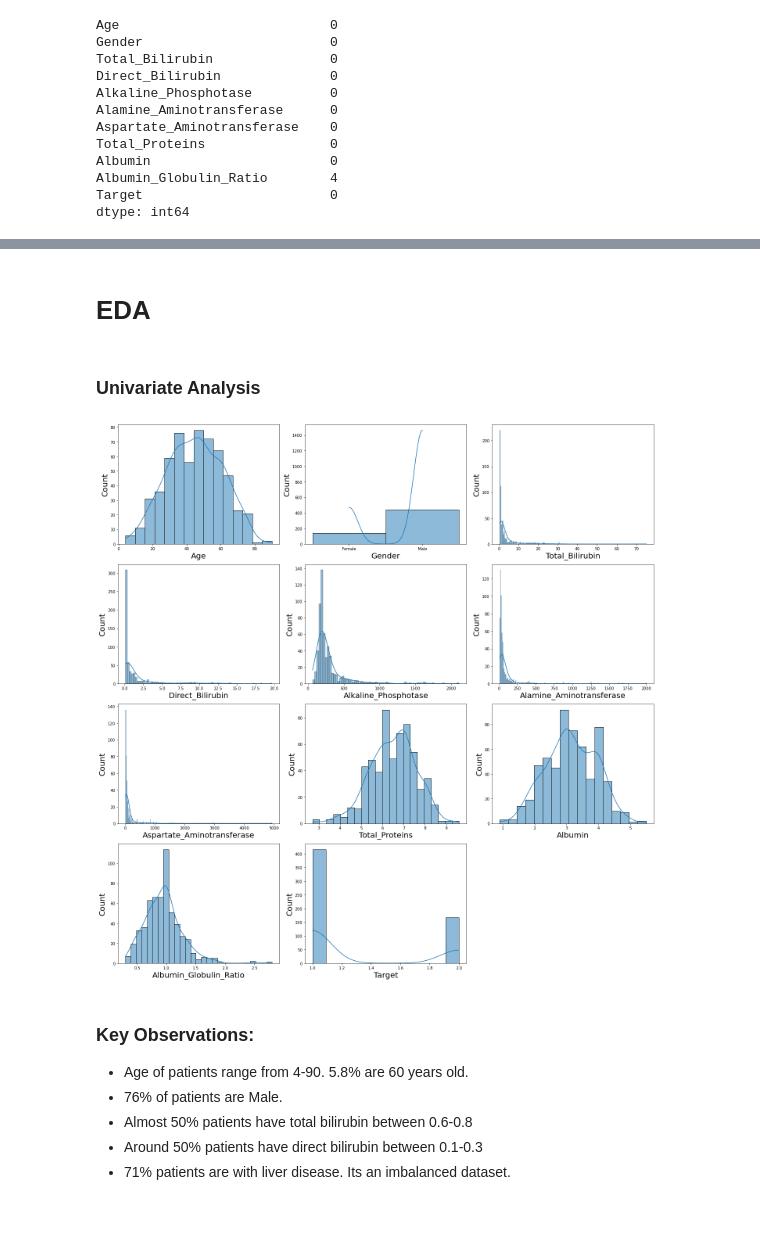
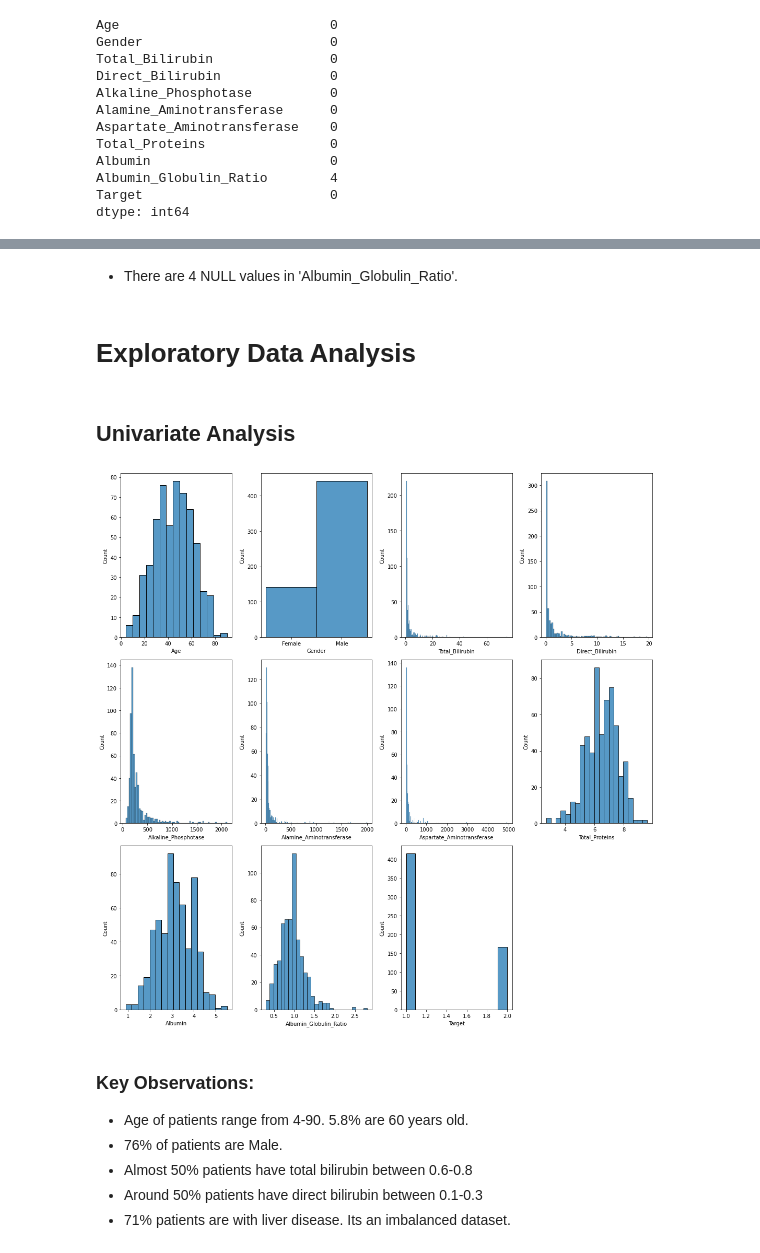
Before and after one commit to munawirapallam/LiverPatient, a Jupyter notebook: LiverDisease.ipynb, the cells around one changed output, grey strips where cells are left out. Saved outputs shown, nothing was run; the diff lists cells and outputs as text; code cells hidden in the pictures; blank space fills up the shorter version.

```diff
--- a/LiverDisease.ipynb
+++ b/LiverDisease.ipynb
@@ -141,21 +265,24 @@ df.loc[df['Albumin_Globulin_Ratio'].isnull()==True]
+# %% [markdown]
+* There are 4 NULL values in 'Albumin_Globulin_Ratio'.
 # %% [markdown]
-# EDA
+# Exploratory Data Analysis
 # %% [markdown]
-### Univariate Analysis
+## Univariate Analysis
 # %%
-plt.figure(figsize=(20,20),facecolor='white')
+
+plt.figure(figsize=(15,15),facecolor='white')
 plotnumber=1
 
 for column in df:
     if plotnumber<=11:
-        ax=plt.subplot(4,3,plotnumber)
-        sns.histplot(df[column],kde=True)
-        plt.xlabel(column,fontsize=20)
-        plt.ylabel('Count',fontsize=20)
+        ax=plt.subplot(3,4,plotnumber)
+        sns.histplot(df[column])
+        plt.xlabel(column,fontsize=10)
+        plt.ylabel('Count',fontsize=10)
     plotnumber=plotnumber+1
 plt.tight_layout()
 # %% [output]
-[figure, old version]
+[figure, new version]
 # %%
 import sweetviz as sv
 my_report = sv.analyze(df)
```
Also changed, not shown: parts of 135 cells of this notebook.
